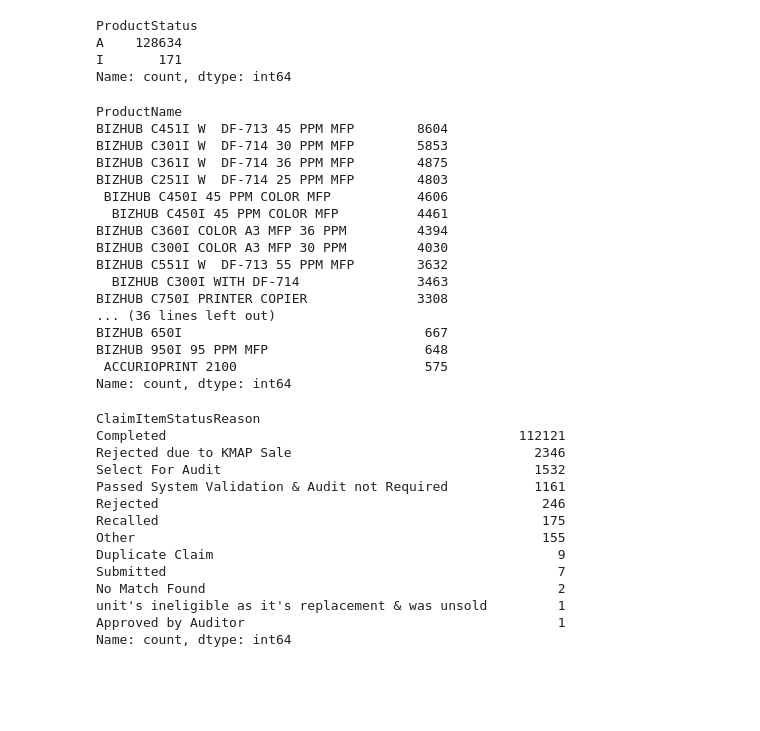
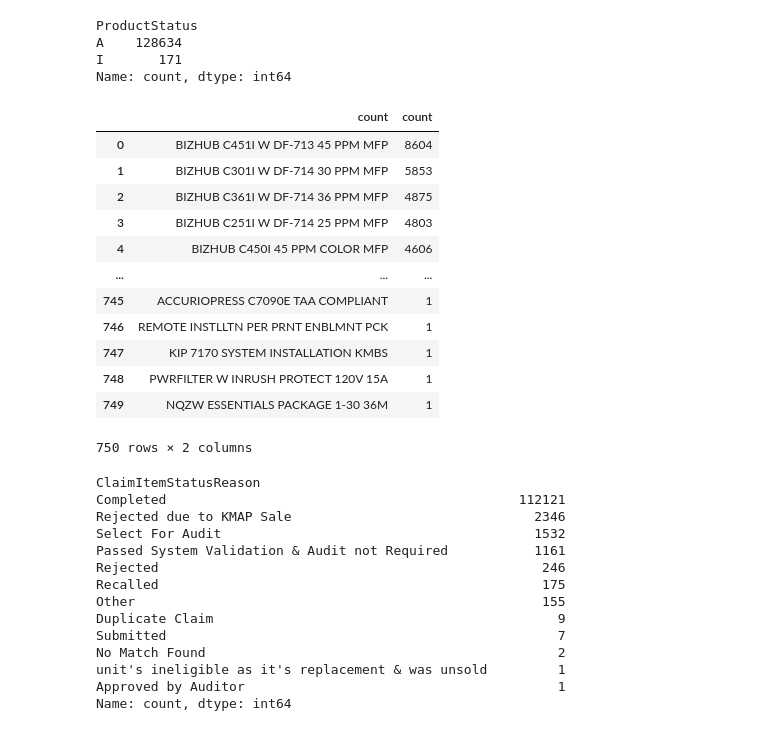
Before and after one commit to Lubina-ops/Claims-audit-and-fraud-detection, a Jupyter notebook: KM_Claim_data_Intial_Analysis.ipynb, the cells around one changed output. Drawn from its saved outputs; the diff is of its cells as text; code cells hidden in the pictures; blank space fills up the shorter version.

```diff
--- a/KM_Claim_data_Intial_Analysis.ipynb
+++ b/KM_Claim_data_Intial_Analysis.ipynb
@@ -89,22 +104,19 @@ A    128634
 I       171
 Name: count, dtype: int64
 # %%
-df.ProductName.value_counts().nlargest(50)
+df1 = df.ProductName.value_counts().reset_index().rename(columns={'index': 'ProductName', 'ProductName': 'count'})
+df1
 # %% [output]
+|  | count | count |
+| 0 | BIZHUB C451I W DF-713 45 PPM MFP | 8604 |
+| 1 | BIZHUB C301I W DF-714 30 PPM MFP | 5853 |
+| 2 | BIZHUB C361I W DF-714 36 PPM MFP | 4875 |
+| 3 | BIZHUB C251I W DF-714 25 PPM MFP | 4803 |
+| 4 | BIZHUB C450I 45 PPM COLOR MFP | 4606 |
+| ... | ... | ... |
+| 745 | ACCURIOPRESS C7090E TAA COMPLIANT | 1 |
+| 746 | REMOTE INSTLLTN PER PRNT ENBLMNT PCK | 1 |
+| 747 | KIP 7170 SYSTEM INSTALLATION KMBS | 1 |
+| 748 | PWRFILTER W INRUSH PROTECT 120V 15A | 1 |
+| 749 | NQZW ESSENTIALS PACKAGE 1-30 36M | 1 |
-ProductName
-BIZHUB C451I W  DF-713 45 PPM MFP        8604
-BIZHUB C301I W  DF-714 30 PPM MFP        5853
-BIZHUB C361I W  DF-714 36 PPM MFP        4875
-BIZHUB C251I W  DF-714 25 PPM MFP        4803
- BIZHUB C450I 45 PPM COLOR MFP           4606
-  BIZHUB C450I 45 PPM COLOR MFP          4461
-BIZHUB C360I COLOR A3 MFP 36 PPM         4394
-BIZHUB C300I COLOR A3 MFP 30 PPM         4030
-BIZHUB C551I W  DF-713 55 PPM MFP        3632
-  BIZHUB C300I WITH DF-714               3463
-BIZHUB C750I PRINTER COPIER              3308
-... (36 lines left out)
-BIZHUB 650I                               667
-BIZHUB 950I 95 PPM MFP                    648
- ACCURIOPRINT 2100                        575
-Name: count, dtype: int64
+750 rows × 2 columns
```
Also changed, not shown: parts of 27 cells of this notebook.
